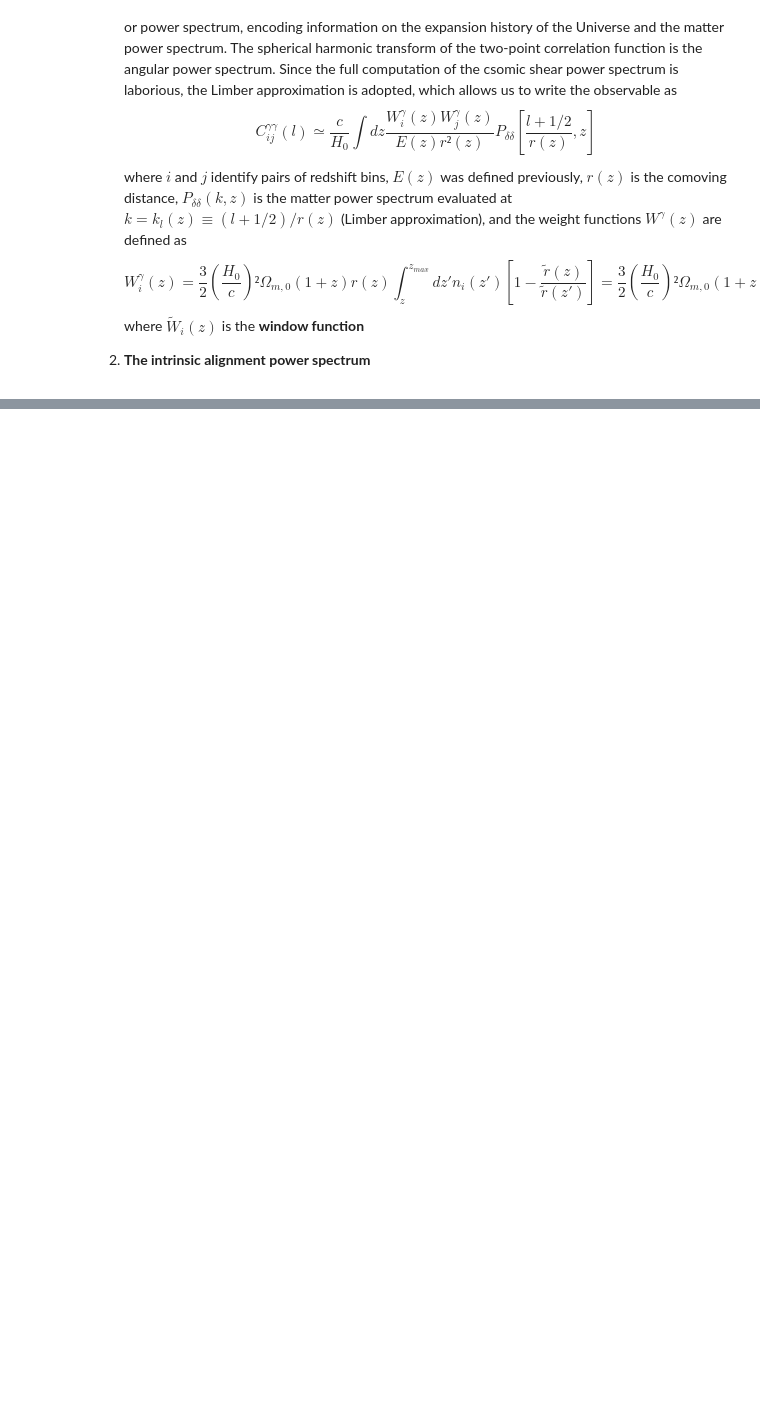
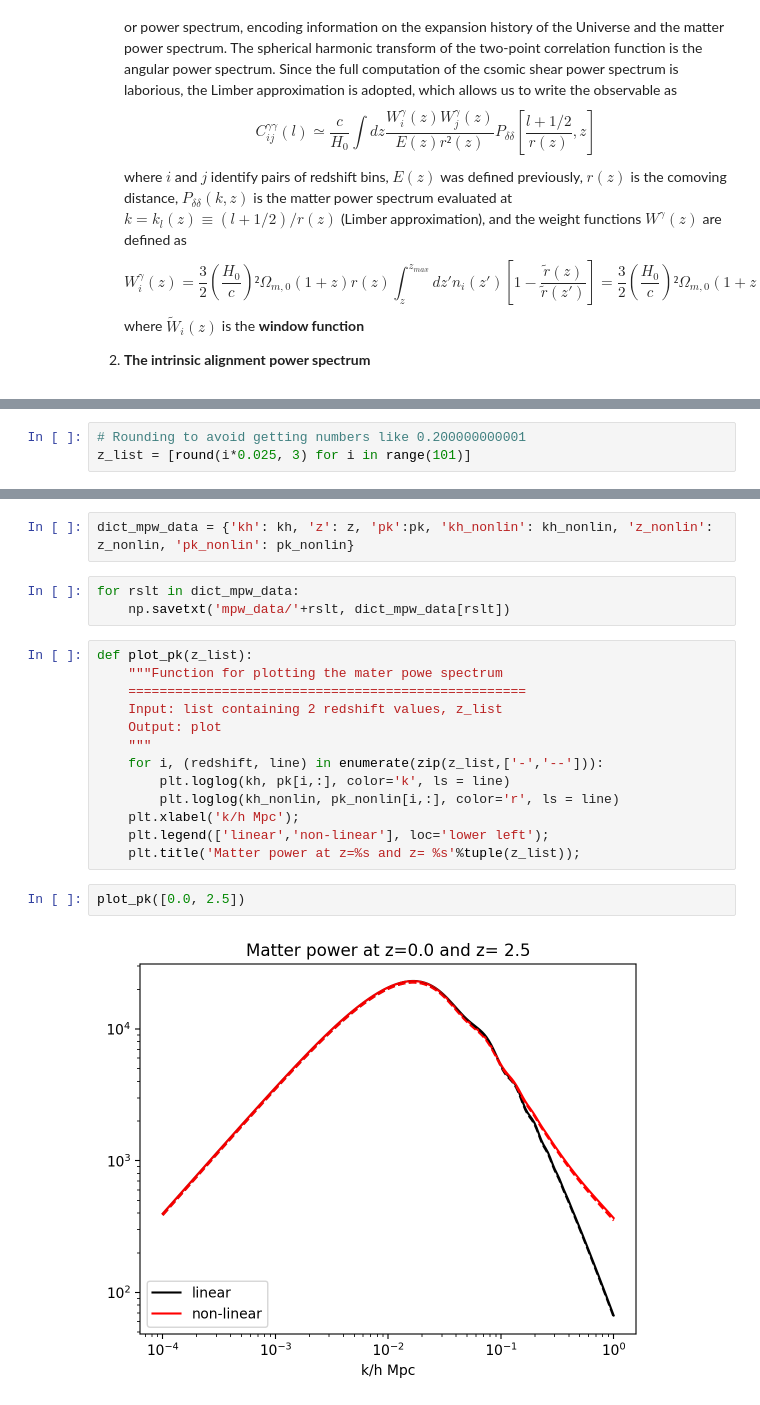
Before and after one commit to vPedreros/dfi-summer-2023, a Jupyter notebook: summer_nb.ipynb, the cells around one changed output, grey strips where cells are left out. Drawn from its saved outputs; the diff is of its cells as text; blank space fills up the shorter version.

```diff
--- a/summer_nb.ipynb
+++ b/summer_nb.ipynb
@@ -338,0 +346,3 @@ ax.set_ylabel(r'Window function $\tilde{W}_%s(z)$'%(i));
+# %%
+# Rounding to avoid getting numbers like 0.200000000001
+z_list = [round(i*0.025, 3) for i in range(101)]
@@ -338,0 +368,22 @@ ax.set_ylabel(r'Window function $\tilde{W}_%s(z)$'%(i));
+# %%
+dict_mpw_data = {'kh': kh, 'z': z, 'pk':pk, 'kh_nonlin': kh_nonlin, 'z_nonlin': z_nonlin, 'pk_nonlin': pk_nonlin}
+# %%
+for rslt in dict_mpw_data:
+    np.savetxt('mpw_data/'+rslt, dict_mpw_data[rslt])
+# %%
+def plot_pk(z_list):
+    """Function for plotting the mater powe spectrum
+    ===================================================
+    Input: list containing 2 redshift values, z_list
+    Output: plot
+    """
+    for i, (redshift, line) in enumerate(zip(z_list,['-','--'])):
+        plt.loglog(kh, pk[i,:], color='k', ls = line)
+        plt.loglog(kh_nonlin, pk_nonlin[i,:], color='r', ls = line)
+    plt.xlabel('k/h Mpc');
+    plt.legend(['linear','non-linear'], loc='lower left');
+    plt.title('Matter power at z=%s and z= %s'%tuple(z_list));
+# %%
+plot_pk([0.0, 2.5])
+# %% [output]
+[figure, added]
```
Also changed, not shown: parts of 15 cells of this notebook.
